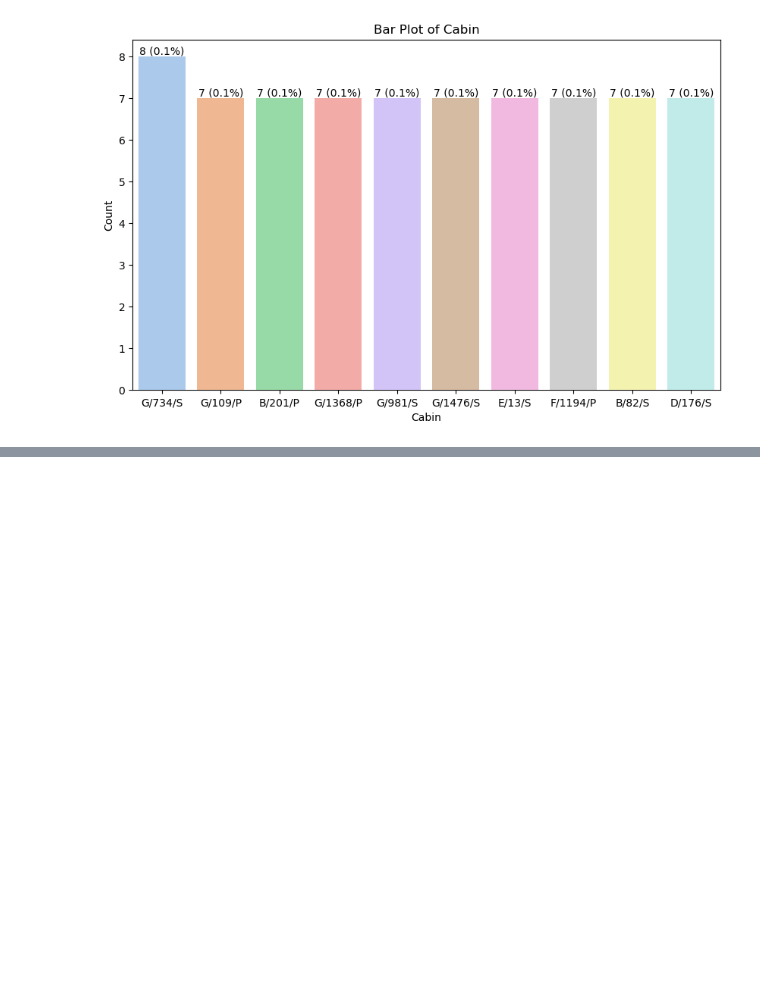
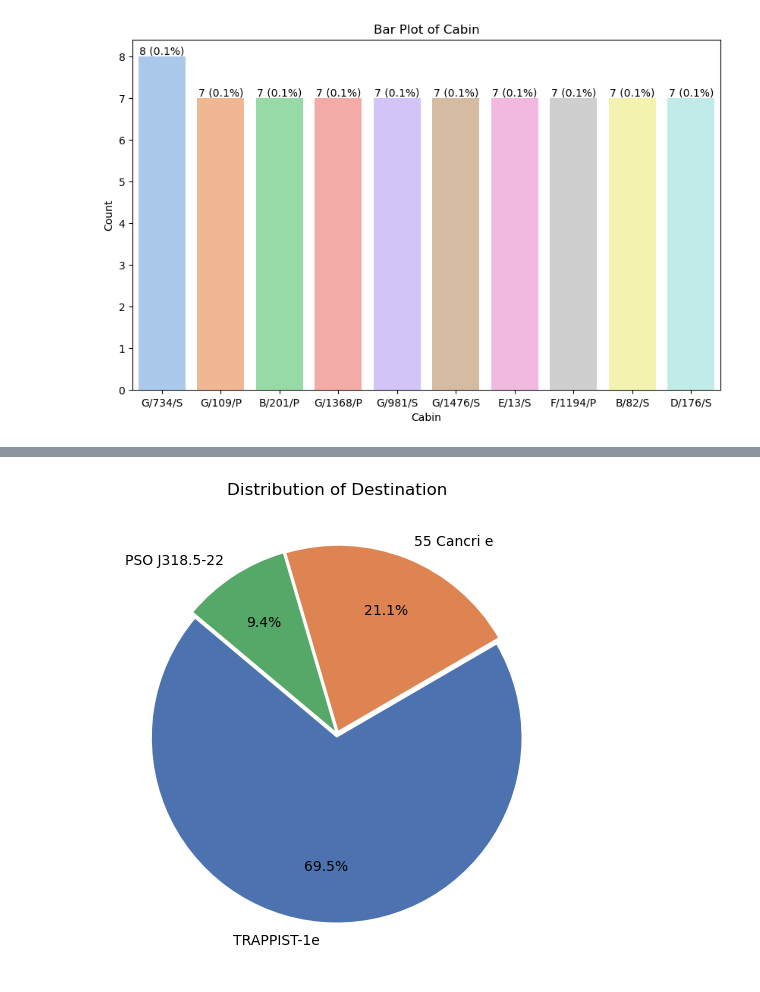
Before and after one commit to musahussain1/Assignment-2-Spaceship-Titanic, a Jupyter notebook: Spaceship Titanic Modeling Code.ipynb, the cells around one changed output, grey strips where cells are left out. Saved outputs shown, nothing was run; the diff lists cells and outputs as text; code cells hidden in the pictures; blank space fills up the shorter version.

```diff
--- a/Spaceship Titanic Modeling Code.ipynb
+++ b/Spaceship Titanic Modeling Code.ipynb
@@ -331,0 +342,5 @@ Name: count, dtype: float64
+# %%
+# Pie plot of Destination
+plot_pie_chart(training_data, 'Destination', color_map='deep')
+# %% [output]
+[figure, added]
```
Also changed, not shown: parts of 5 cells of this notebook.
